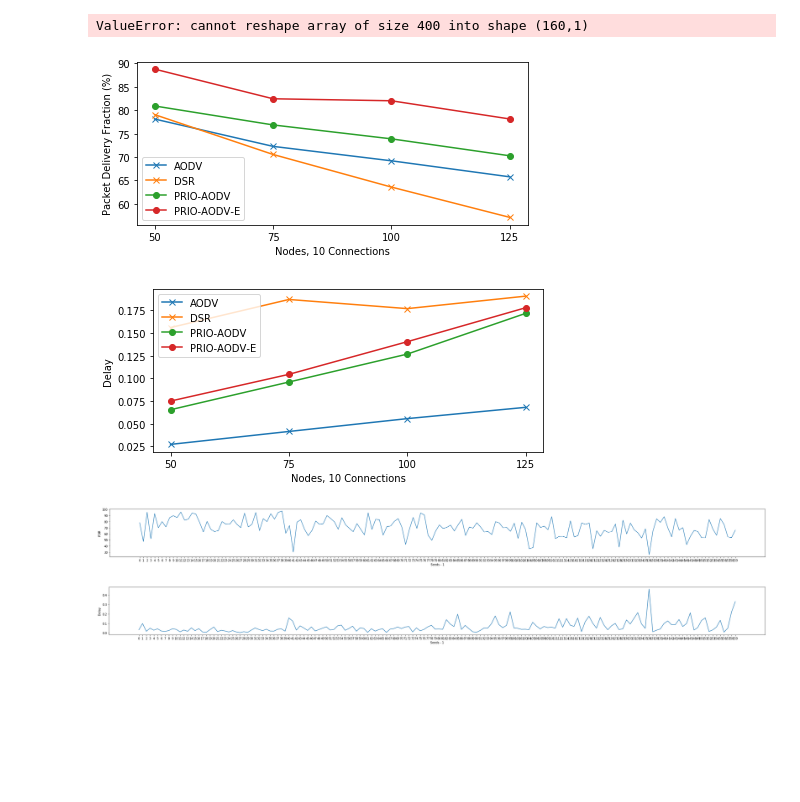
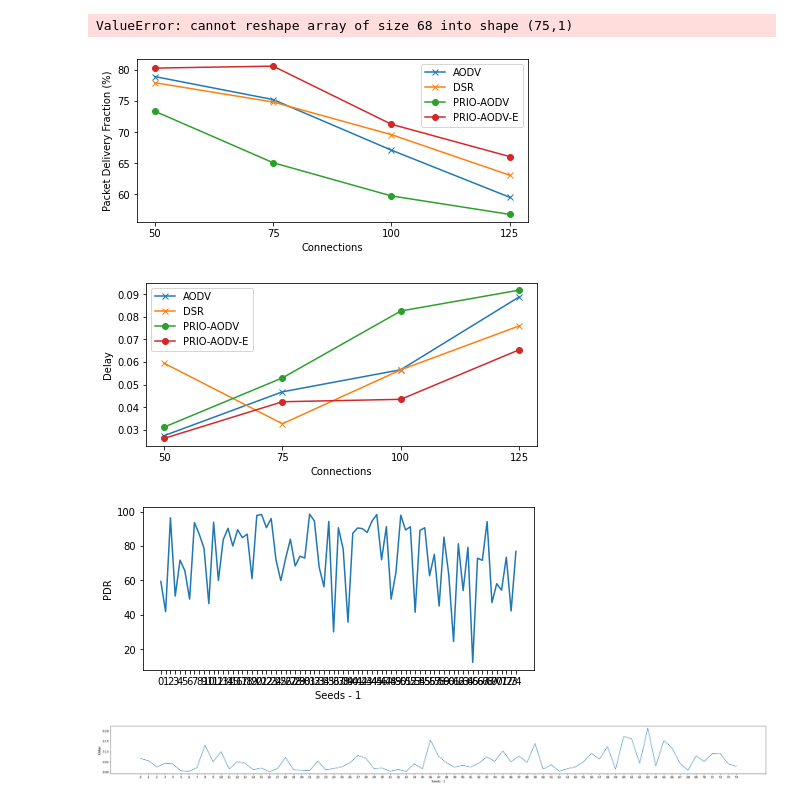
Before and after one commit to ozgurozkaya/ns-3.30-prio-aodv, a Jupyter notebook: ns-3.30.1/scratch/VanetRC/Calculations.ipynb, the cells around one changed output. Saved outputs shown, nothing was run; the diff lists cells and outputs as text; code cells hidden in the pictures; blank space fills up the shorter version.

```diff
--- a/ns-3.30.1/scratch/VanetRC/Calculations.ipynb
+++ b/ns-3.30.1/scratch/VanetRC/Calculations.ipynb
@@ -4,11 +4,11 @@ import glob
 import matplotlib.pyplot as plt
 import numpy as np
 # %%
-df = pandas.read_csv('/home/ozgur/Documents/20conn100n_VanetRCAODV-report-statsModule.csv', header=None)
-df2 = pandas.read_csv('/home/ozgur/Documents/20conn100n_VanetRCDSR-report-statsModule.csv', header=None)
-df3 = pandas.read_csv('/home/ozgur/Documents/20conn100n_PRIOAODV-report-statsModule.csv', header=None)
-df4 = pandas.read_csv('/home/ozgur/Documents/20conn100n_PRIOAODVEmergency-report-statsModule.csv', header=None)
-df5 = pandas.read_csv('/home/ozgur/Documents/20conn100n_PRIOAODVEmergency-report-statsModule.csv', header=None)
+df = pandas.read_csv('/home/ozgur/Desktop/PRIO-AODV/stats-module/VanetRCAODV-report-statsModule.csv', header=None)
+df2 = pandas.read_csv('/home/ozgur/Desktop/PRIO-AODV/stats-module/VanetRCDSR-report-statsModule.csv', header=None)
+df3 = pandas.read_csv('/home/ozgur/Desktop/PRIO-AODV/stats-module/PRIOAODV-report-statsModule.csv', header=None)
+df4 = pandas.read_csv('/home/ozgur/Desktop/PRIO-AODV/stats-module/PRIOAODVEmergency-report-statsModule.csv', header=None)
+df5 = pandas.read_csv('/home/ozgur/Desktop/PRIO-AODV/stats-module/VanetRCDSR-report-statsModule.csv', header=None)
 connections = [50, 75, 100, 125]
 pdfAODV = []
 delayAODV = []
@@ -54,23 +54,24 @@ for x in range(1,5):
     pdfPRIOAODV_EM.append(tmp[2].mean())
     delayPRIOAODV_EM.append(tmp[4].mean())
 
-pdfDSR_raw = df5[2].to_numpy().reshape(160, 1)
-delayDSR_raw = df5[4].to_numpy().reshape(160, 1)
+
+pdfTest = df5[2].to_numpy().reshape(75, 1)
+delayTest = df5[4].to_numpy().reshape(75, 1)
 # %% [output]
-ValueError: cannot reshape array of size 400 into shape (160,1)
+ValueError: cannot reshape array of size 68 into shape (75,1)
 # %%
 plt.plot(connections, pdfAODV, marker='x', label="AODV")
 plt.plot(connections, pdfDSR, marker='x', label="DSR")
 plt.plot(connections, pdfPRIOAODV, marker='o', label="PRIO-AODV")
 plt.plot(connections, pdfPRIOAODV_EM, marker='o', label="PRIO-AODV-E")
-plt.legend(loc='lower left')
+plt.legend(loc='upper right')
 plt.ylabel('Packet Delivery Fraction (%)')
-plt.xlabel('Nodes, 10 Connections')
+plt.xlabel('Connections')
 plt.xticks(connections)
 plt.rcParams["figure.figsize"] = (7,3)
 plt.show()
 # %% [output]
-[figure, old version]
+[figure, new version]
 # %%
 plt.plot(connections, delayAODV, marker='x', label="AODV")
 plt.plot(connections, delayDSR, marker='x', label="DSR")
@@ -78,32 +79,32 @@ plt.plot(connections, delayPRIOAODV, marker='o', label="PRIO-AODV")
 plt.plot(connections, delayPRIOAODV_EM, marker='o', label="PRIO-AODV-E")
 plt.legend(loc='upper left')
 plt.ylabel('Delay')
-plt.xlabel('Nodes, 10 Connections')
+plt.xlabel('Connections')
 plt.xticks(connections)
 plt.rcParams["figure.figsize"] = (7,3)
 plt.show()
 # %% [output]
-[figure, old version]
+[figure, new version]
 # %%
-m = np.arange(160).reshape(160, 1)
-n = np.arange(0,160,1).reshape(160, 1)
-plt.plot(m, pdfDSR_raw)
+m = np.arange(75).reshape(75, 1)
+n = np.arange(0,75,1).reshape(75, 1)
+plt.plot(m, pdfTest)
 plt.ylabel('PDR')
 plt.xlabel('Seeds - 1')
 plt.xticks(n)
 plt.rcParams["figure.figsize"] = (40,3)
 plt.show()
 # %% [output]
-[figure, old version]
+[figure, new version]
 # %%
-plt.plot(m, delayDSR_raw)
+plt.plot(m, delayTest)
 plt.ylabel('Delay')
 plt.xlabel('Seeds - 1')
 plt.xticks(n)
 plt.rcParams["figure.figsize"] = (40,3)
 plt.show()
 # %% [output]
-[figure, old version]
+[figure, new version]
 # %%
 test1 = pandas.read_csv('/home/ozgur/Desktop/TEST/aodv.csv', header=None)
 test2 = pandas.read_csv('/home/ozgur/Desktop/TEST/dsr.csv', header=None)
```
Also changed, not shown: parts of 3 cells of this notebook, 14 other files.
